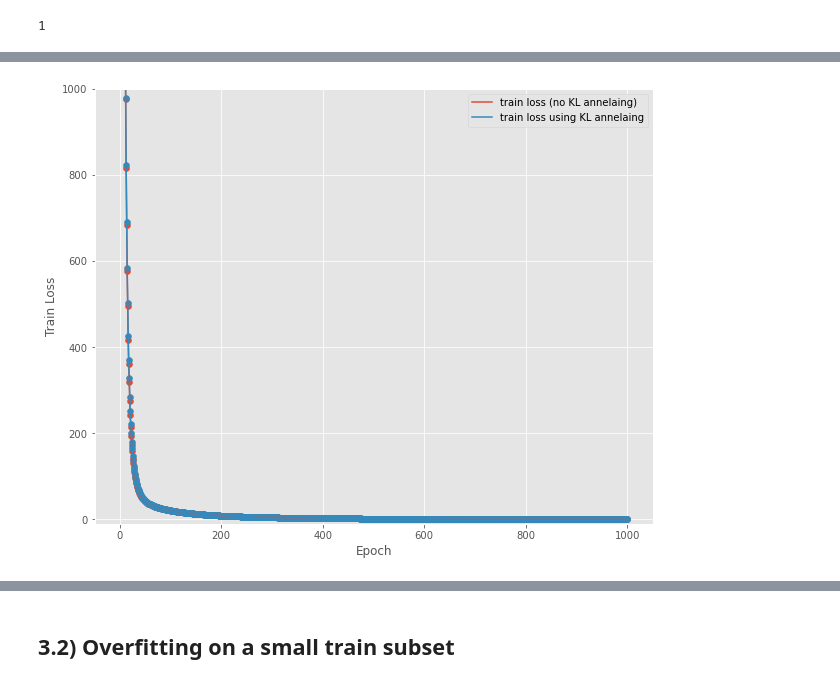
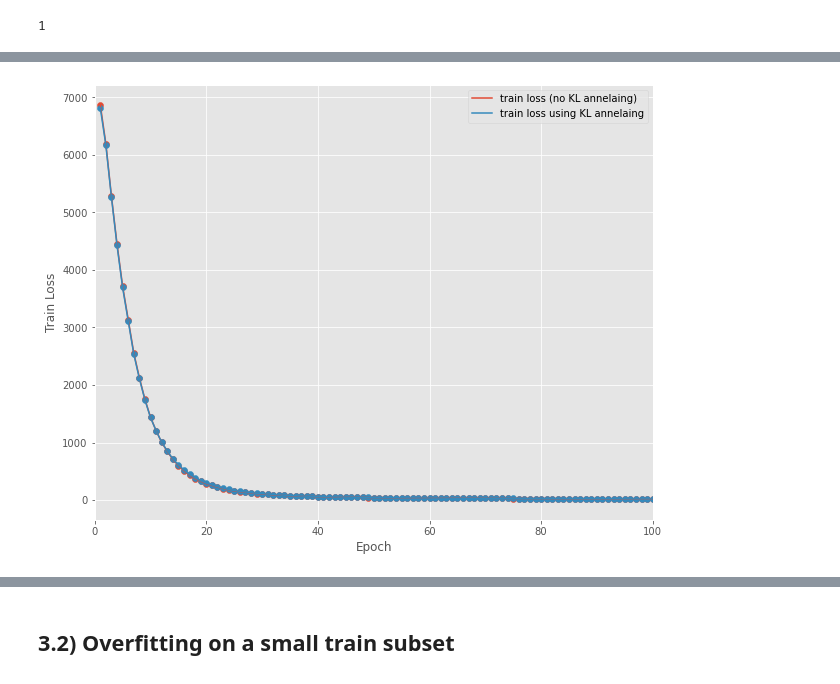
Before and after one commit to stacyshcherbakova/genome-minimiser, a Jupyter notebook: main.ipynb, the cells around one changed output, grey strips where cells are left out. Saved outputs shown, nothing was run; the diff lists cells and outputs as text; code cells hidden in the pictures.

```diff
--- a/main.ipynb
+++ b/main.ipynb
@@ -419,17 +419,17 @@ epochs = np.linspace(1, 1000, num=1000)
 # %%
 plt.figure(figsize=(10,8))
 plt.scatter(epochs, train_loss_vals1)
 plt.plot(epochs, train_loss_vals1, label='train loss (no KL annelaing)')
 plt.scatter(epochs, train_loss_vals2)
 plt.plot(epochs, train_loss_vals2, label='train loss using KL annelaing')
-plt.ylim(-10, 1000)
+plt.xlim(0, 100)
 plt.xlabel('Epoch')
 plt.ylabel('Train Loss')
 plt.legend()
 plt.savefig("train_loss_comparisons_GS.pdf", format="pdf", bbox_inches="tight")
 plt.show()
 # %% [output]
-[figure, old version]
+[figure, new version]
 # %%
 plt.figure(figsize=(10,8))
 plt.scatter(epochs, kl_divergences_no_beta)
```
Also changed, not shown: parts of 37 cells of this notebook.
